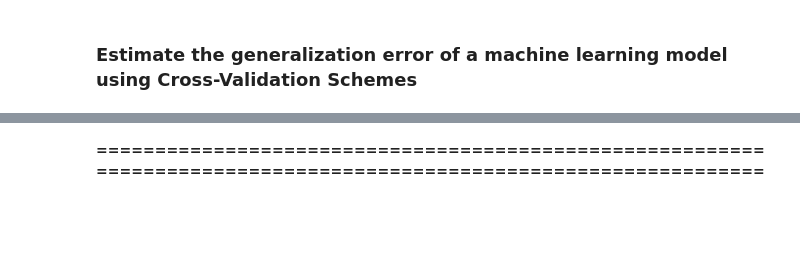
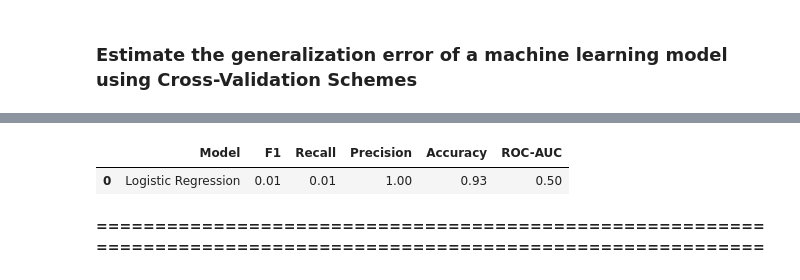
Before and after one commit to dennislamcv1/EmoryMktAna, a Jupyter notebook: Marketing Analytics Capstone Project/Logistic Regression 2.ipynb, the cells around one changed output, grey strips where cells are left out. Cells and saved outputs as stored; diff of their text form; code cells hidden in the pictures; blank space fills up the shorter version.

```diff
--- a/Marketing Analytics Capstone Project/Logistic Regression 2.ipynb
+++ b/Marketing Analytics Capstone Project/Logistic Regression 2.ipynb
@@ -465,7 +447,7 @@ parameters = { 'solver' : ['newton-cg', 'lbfgs', 'liblinear', 'sag', 'saga'],
 # %%
 scoring = {'accuracy', 'precision', 'recall', 'f1', 'roc_auc'}
 # %%
-lr_randm = RandomizedSearchCV(estimator=logreg, param_distributions = parameters, cv = 5, n_iter = 50,
+lr_randm = RandomizedSearchCV(estimator=logreg, param_distributions = parameters, cv = 5, n_iter = 60,
                            n_jobs=-1, scoring=scoring, refit='roc_auc')
 # %%
 %%time
@@ -531,6 +538,6 @@ lr_cv_results
 # %% [markdown]
 ### Logistic Regression model
 # %%
-logreg = LogisticRegression( penalty='l1', C=0.1, max_iter=1000, random_state=0, solver='liblinear')
+logreg = LogisticRegression(penalty='none', C=0.1, max_iter=1000, random_state=0, solver='newton-cg')
 # %%
 logreg.fit(X_train,y_train)
@@ -589,14 +629,17 @@ clf["train_score"].mean()
 # %%
 lrtable = pd.DataFrame()
-lrtable = table.append({'Model': "Logistic Regression",
+lrtable = lrtable.append({'Model': "Logistic Regression",
                         'F1':  f1_score(y_test, logreg_pred),
                         'Recall': recall_score(y_test, logreg_pred),
                         'Precision': precision_score(y_test, logreg_pred),
                         'Accuracy': accuracy_score(y_test, logreg_pred),
                         'ROC-AUC': roc_auc_score(y_test, logreg_pred)
                       },
                         ignore_index=True)
 
 lrtable
+# %% [output]
+|  | Model | F1 | Recall | Precision | Accuracy | ROC-AUC |
+| 0 | Logistic Regression | 0.01 | 0.01 | 1.00 | 0.93 | 0.50 |
 # %% [markdown]
 **==================================================================================================================**
```
Also changed, not shown: parts of 131 cells of this notebook, 1 other file.
